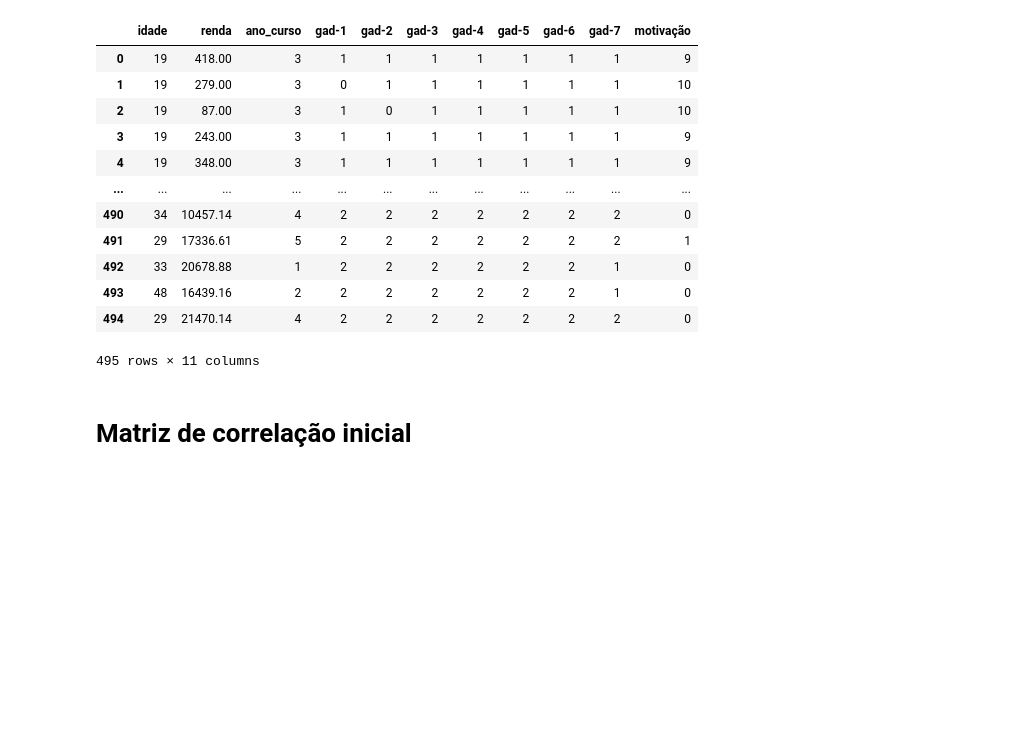
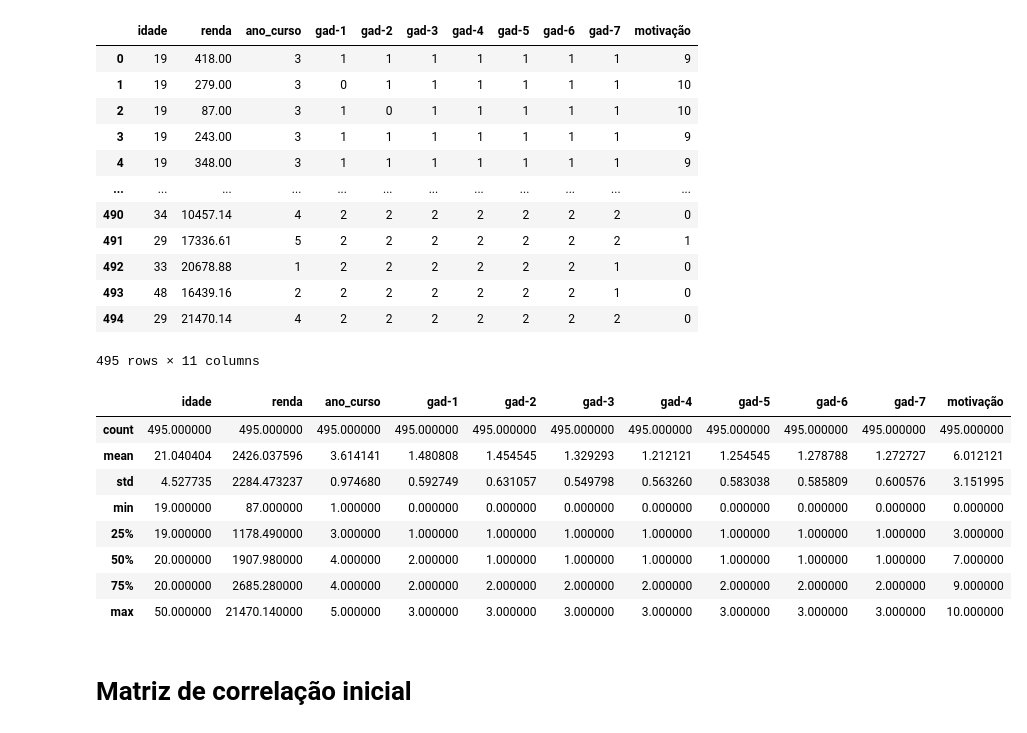
Before and after one commit to andretakeo/Projeto2_03-2023, a Jupyter notebook: Projeto #02.ipynb, the cells around one changed output. Cells and saved outputs as stored; diff of their text form; code cells hidden in the pictures; blank space fills up the shorter version.

```diff
--- a/Projeto #02.ipynb
+++ b/Projeto #02.ipynb
@@ -71,6 +103,18 @@ df.dropna()
 | 493 | 48 | 16439.16 | 2 | 2 | 2 | 2 | 2 | 2 | 2 | 1 | 0 |
 | 494 | 29 | 21470.14 | 4 | 2 | 2 | 2 | 2 | 2 | 2 | 2 | 0 |
 495 rows × 11 columns
+# %%
+df.describe()
+# %% [output]
+|  | idade | renda | ano_curso | gad-1 | gad-2 | gad-3 | gad-4 | gad-5 | gad-6 | gad-7 | motivação |
+| count | 495.000000 | 495.000000 | 495.000000 | 495.000000 | 495.000000 | 495.000000 | 495.000000 | 495.000000 | 495.000000 | 495.000000 | 495.000000 |
+| mean | 21.040404 | 2426.037596 | 3.614141 | 1.480808 | 1.454545 | 1.329293 | 1.212121 | 1.254545 | 1.278788 | 1.272727 | 6.012121 |
+| std | 4.527735 | 2284.473237 | 0.974680 | 0.592749 | 0.631057 | 0.549798 | 0.563260 | 0.583038 | 0.585809 | 0.600576 | 3.151995 |
+| min | 19.000000 | 87.000000 | 1.000000 | 0.000000 | 0.000000 | 0.000000 | 0.000000 | 0.000000 | 0.000000 | 0.000000 | 0.000000 |
+| 25% | 19.000000 | 1178.490000 | 3.000000 | 1.000000 | 1.000000 | 1.000000 | 1.000000 | 1.000000 | 1.000000 | 1.000000 | 3.000000 |
+| 50% | 20.000000 | 1907.980000 | 4.000000 | 2.000000 | 1.000000 | 1.000000 | 1.000000 | 1.000000 | 1.000000 | 1.000000 | 7.000000 |
+| 75% | 20.000000 | 2685.280000 | 4.000000 | 2.000000 | 2.000000 | 2.000000 | 2.000000 | 2.000000 | 2.000000 | 2.000000 | 9.000000 |
+| max | 50.000000 | 21470.140000 | 5.000000 | 3.000000 | 3.000000 | 3.000000 | 3.000000 | 3.000000 | 3.000000 | 3.000000 | 10.000000 |
 # %% [markdown]
 # Matriz de correlação inicial
 # %%
```
Also changed, not shown: parts of 21 cells of this notebook.
